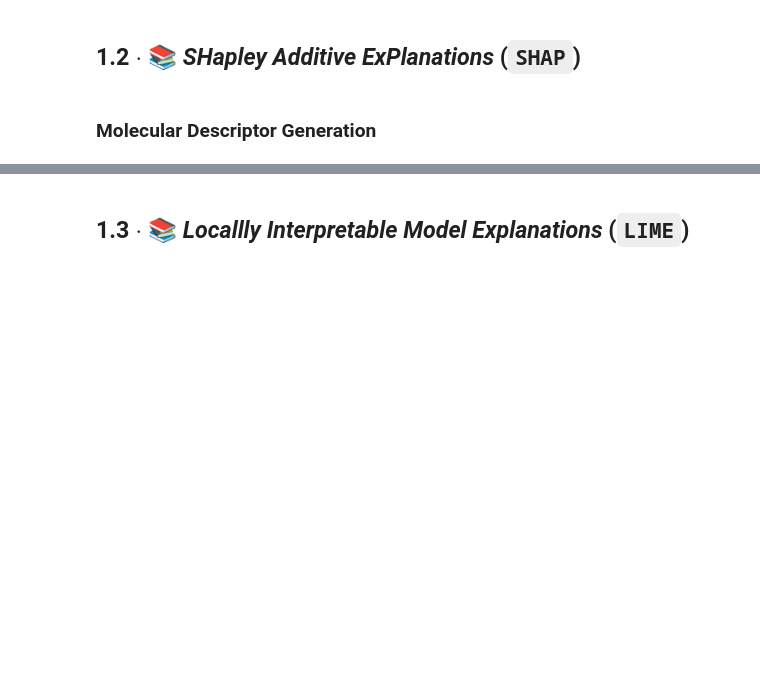
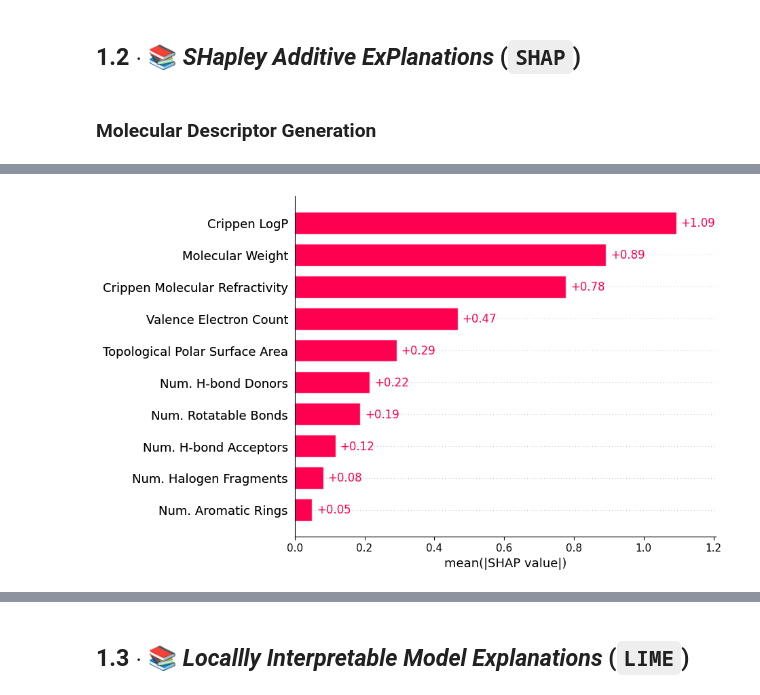
Before and after one commit to SPP2363/06_xAI_in_chemistry, a Jupyter notebook: 01_feature_attribution_methods.ipynb, the cells around one changed output, grey strips where cells are left out. Saved outputs shown, nothing was run; the diff lists cells and outputs as text; code cells hidden in the pictures; blank space fills up the shorter version.

Commit message:
got shap to work

```diff
--- a/01_feature_attribution_methods.ipynb
+++ b/01_feature_attribution_methods.ipynb
@@ -83,0 +196,18 @@ array([  2.63802,  41.27   , 118.179  ,   1.     ], dtype=float32)
+# %%
+# --- train-test split ---
+indices = range(len(data_frame))
+test_indices = random.sample(indices, k=int(len(data_frame) * 0.2))
+train_indices = list(set(indices) - set(test_indices))
+
+# --- creating tensor dataset ---
+xs: torch.Tensor = torch.tensor(data_frame['descriptors'].to_list(), dtype=torch.float32)
+ys: torch.Tensor = torch.tensor(data_frame['solubility'].to_list(), dtype=torch.float32)
+
+dataset = TensorDataset(xs, ys)
+
+# --- creating dataloaders ---
+dataset_train = Subset(dataset, train_indices)
+dataset_test = Subset(dataset, test_indices)
+
+loader_train = DataLoader(dataset_train, batch_size=32, shuffle=True, num_workers=4)
+loader_test = DataLoader(dataset_test, batch_size=32, shuffle=False)
@@ -83,0 +343,23 @@ array([  2.63802,  41.27   , 118.179  ,   1.     ], dtype=float32)
+# %%
+# --- setting up the explainer ---
+
+# Selecting 100 samples from the dataset to use as background data for SHAP
+background_indices = random.sample(train_indices, k=100)
+background_tensor = torch.tensor(xs[background_indices].numpy())
+
+explainer = shap.DeepExplainer(
+    model=model,
+    data=background_tensor,
+)
+
+# --- calculating SHAP values ---
+test_tensor = torch.tensor(xs[test_indices].numpy())
+shap_values: shap.Explanation = explainer.shap_values(test_tensor)
+base_values = np.repeat(np.array(explainer.expected_value), test_tensor.shape[0], axis=0)
+shap_exp: shap.Explanation = shap.Explanation(
+    values=np.squeeze(shap_values),
+    base_values=base_values,
+    data=test_tensor.numpy(),
+    feature_names=descriptor_generator.descriptor_names,
+)
+pprint(shap_exp, max_length=10)
@@ -83,0 +384,6 @@ array([  2.63802,  41.27   , 118.179  ,   1.     ], dtype=float32)
+# %%
+# --- visualizing explanations ---
+
+ax = shap.plots.bar(shap_exp, show=False, max_display=10)
+# %% [output]
+[figure, added]
```
Also changed, not shown: parts of 13 cells of this notebook, 1 other file.
